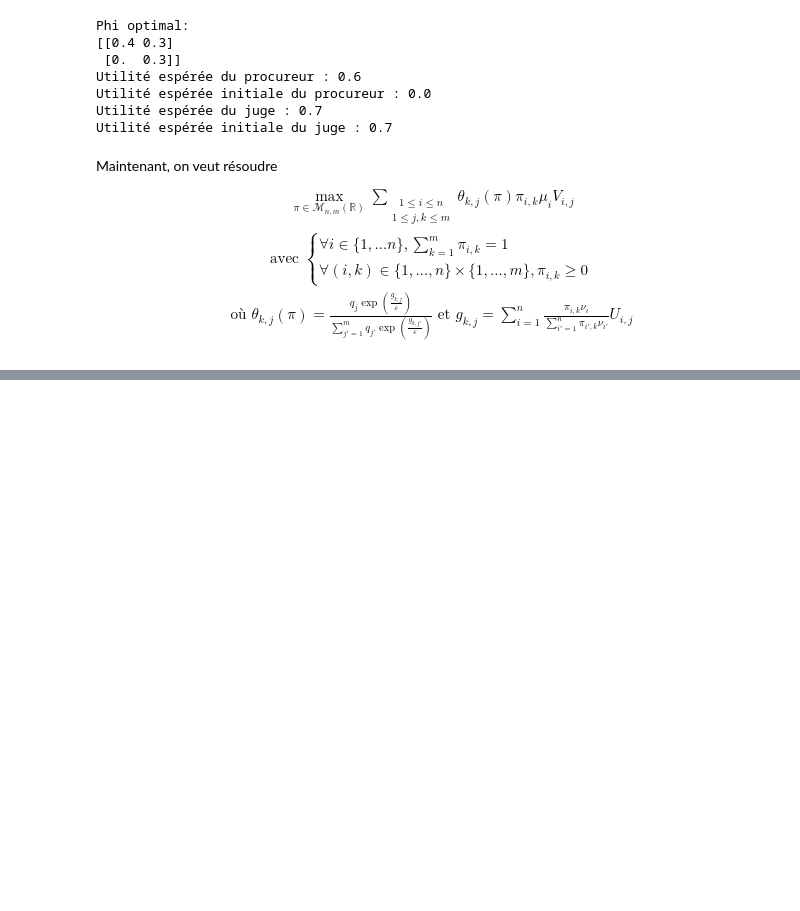
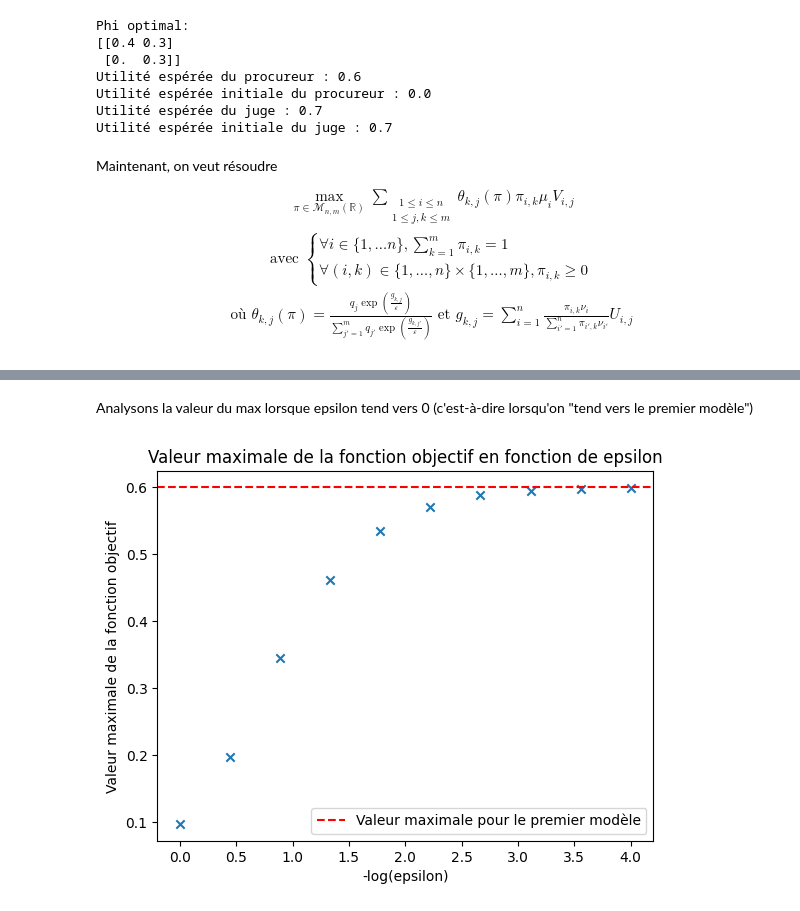
Before and after one commit to natael-regnier/Projet-RI, a Jupyter notebook: Notebook.ipynb, the cells around one changed output, grey strips where cells are left out. Saved outputs shown, nothing was run; the diff lists cells and outputs as text; code cells hidden in the pictures; blank space fills up the shorter version.

```diff
--- a/Notebook.ipynb
+++ b/Notebook.ipynb
@@ -134,0 +282,49 @@ Maintenant, on veut résoudre
+# %% [markdown]
+Analysons la valeur du max lorsque epsilon tend vers 0 (c'est-à-dire lorsqu'on "tend vers le premier modèle")
+# %%
+max_iterations = 1000
+objective_change_threshold = 1e-6 # Seuil pour la différence de l'objectif
+puissances = np.linspace(0,4,10)
+epsilon_values = [10**(-k) for k in puissances]  # Valeurs de epsilon à tester
+max_objective_values = []  # Liste pour stocker les valeurs maximales de l'objectif pour chaque epsilon
+
+# Boucle sur les valeurs de epsilon
+for epsilon_value in epsilon_values:
+    # Initialiser pi avec les valeurs souhaitées
+    pi = torch.tensor([[4/7, 3/7], [0, 1]], requires_grad=True)
+    objective_values = []  # Réinitialiser la liste des valeurs d'objectif
+
+    # Gradient ascendant
+    for iteration in range(max_iterations):
+        pi = pi.clone().detach().requires_grad_(True)
+
+        # Calcul de la fonction objectif et du gradient
+        obj = objective(pi, U, V, q, epsilon_value, nu, mu)
+        obj.backward()
+
+        with torch.no_grad():
+            pi += epsilon_value * pi.grad  # Maximisation
+            pi = project_to_simplex(pi)  # Projection sur le simplexe
+
+        # Enregistrer la valeur de l'objectif
+        objective_values.append(obj.item())
+
+        # Critère d'arrêt basé sur la variation de la fonction objectif
+        if iteration > 0 and abs(objective_values[-1] - objective_values[-2]) < objective_change_threshold:
+            break
+
+    # Enregistrer la valeur maximale de l'objectif pour ce epsilon
+    max_objective_values.append(objective_values[-1])
+
+# Tracer la courbe de la valeur de la fonction objectif maximale en fonction de epsilon
+plt.scatter(np.array(puissances), max_objective_values,marker='x')
+plt.axhline(y=0.6, color='red', linestyle='--', label="Valeur maximale pour le premier modèle")  # Ligne horizontale en pointillé rouge
+
+# Ajouter des étiquettes et un titre
+plt.xlabel("-log(epsilon)")
+plt.ylabel("Valeur maximale de la fonction objectif")
+plt.title("Valeur maximale de la fonction objectif en fonction de epsilon")
+plt.legend()
+plt.show()
+# %% [output]
+[figure, added]
```
Also changed, not shown: parts of 8 cells of this notebook.
